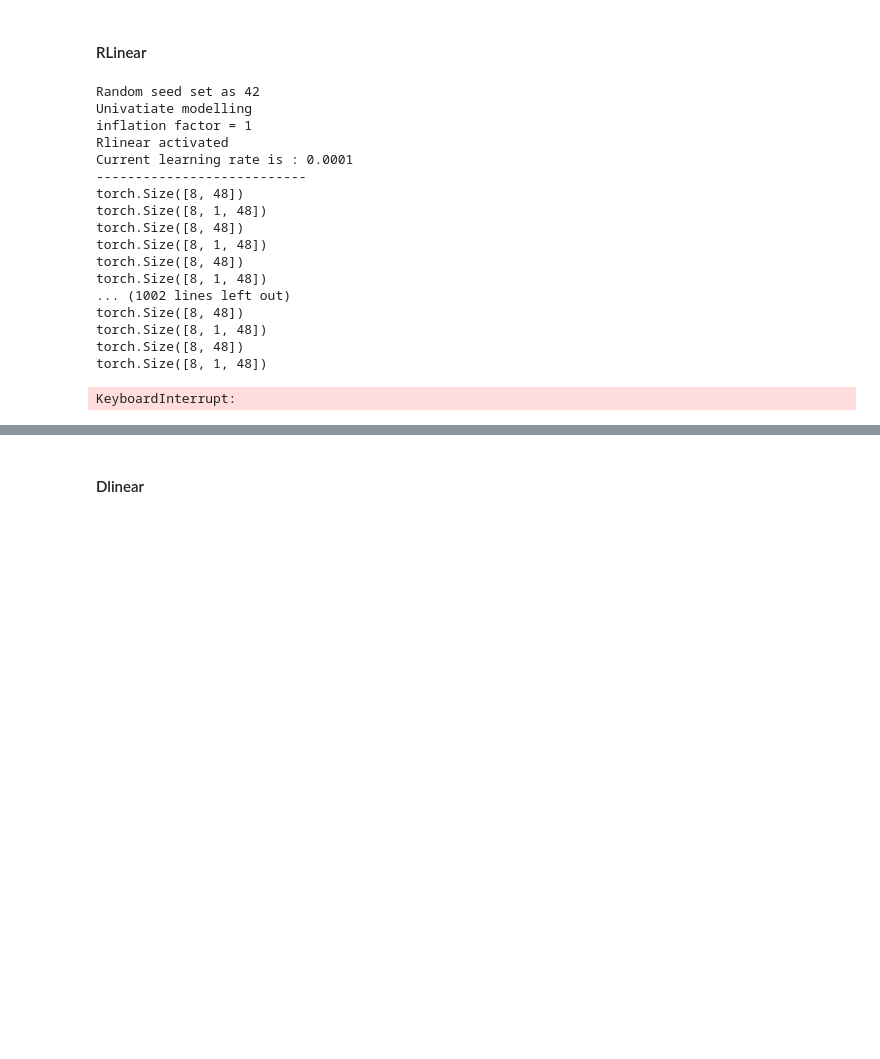
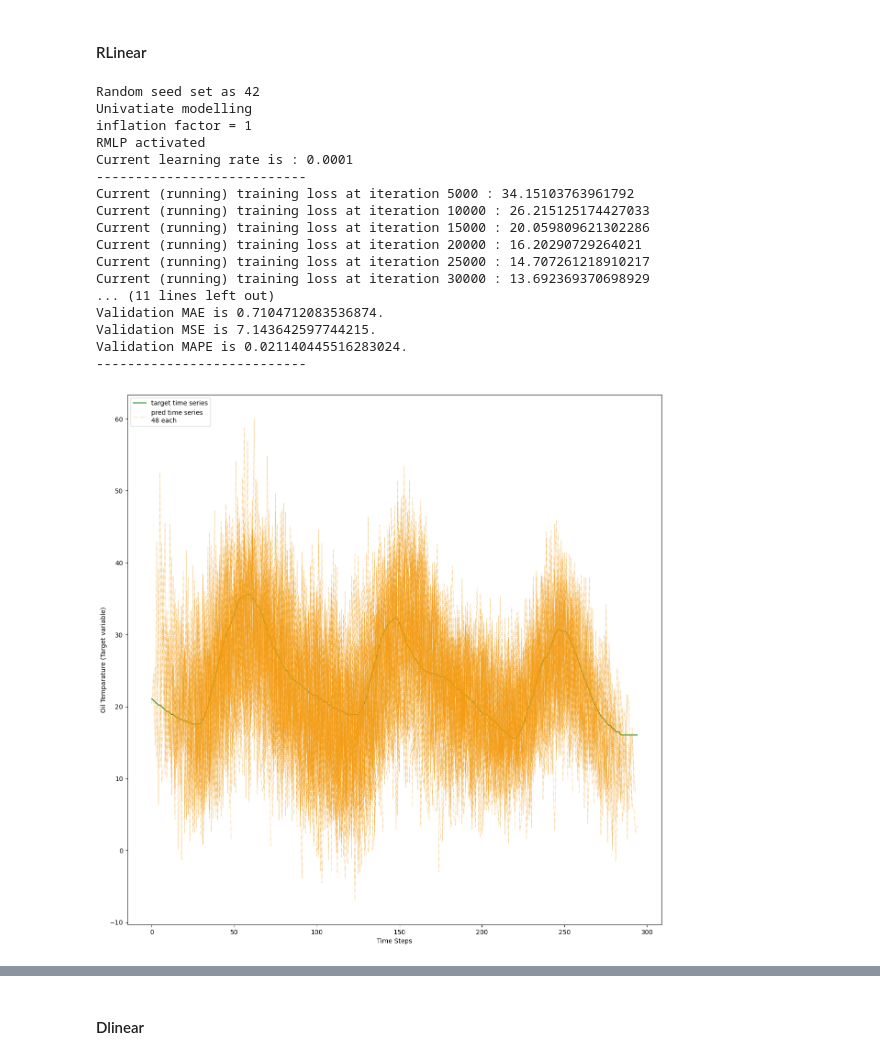
Before and after one commit to nickhanabah/time_series_experiment, a Jupyter notebook: experimentsETTm2.ipynb, the cells around one changed output, grey strips where cells are left out. Cells and saved outputs as stored; diff of their text form; code cells hidden in the pictures; blank space fills up the shorter version.

```diff
--- a/experimentsETTm2.ipynb
+++ b/experimentsETTm2.ipynb
@@ -47,8 +47,7 @@ net = train(
             learning_rate=learning_rate ,
             decomp_kernel_size= decomp_kernel_size,
             batch_size=batch_size,
-            #get_residuals = True,
-            model = 'rlinear',
+            model = 'rmlp',
             modelling_task = modelling_task
             )
 
@@ -59,21 +58,25 @@ net = train(
 Random seed set as 42
 Univatiate modelling
 inflation factor = 1
-Rlinear activated
+RMLP activated
 Current learning rate is : 0.0001
 ---------------------------
-torch.Size([8, 48])
-torch.Size([8, 1, 48])
-torch.Size([8, 48])
-torch.Size([8, 1, 48])
-torch.Size([8, 48])
-torch.Size([8, 1, 48])
-... (1002 lines left out)
-torch.Size([8, 48])
-torch.Size([8, 1, 48])
-torch.Size([8, 48])
-torch.Size([8, 1, 48])
+Current (running) training loss at iteration 5000 : 34.15103763961792
+Current (running) training loss at iteration 10000 : 26.215125174427033
+Current (running) training loss at iteration 15000 : 20.059809621302286
+Current (running) training loss at iteration 20000 : 16.20290729264021
+Current (running) training loss at iteration 25000 : 14.707261218910217
+Current (running) training loss at iteration 30000 : 13.692369370698929
+... (11 lines left out)
+Validation MAE is 0.7104712083536874.
+Validation MSE is 7.143642597744215.
+Validation MAPE is 0.021140445516283024.
+---------------------------
-KeyboardInterrupt:
+# %%
+test_data = DataLoader(TimeSeriesDataset(test_df,future_steps= future_steps, target_column = target_column,feature_columns=feature_columns,p_lag=p_lag, modelling_task='univariate'), batch_size=batch_size,drop_last=True)
+plot_multistep_forecast(test_data=test_data, neural_net=net, future_steps=future_steps, number_of_forecasts=30)
+# %% [output]
+[figure, added]
 # %%
 import matplotlib.pyplot as plt
 neti = net.eval()
```
Also changed, not shown: parts of 1 cell of this notebook, 2 other files.
